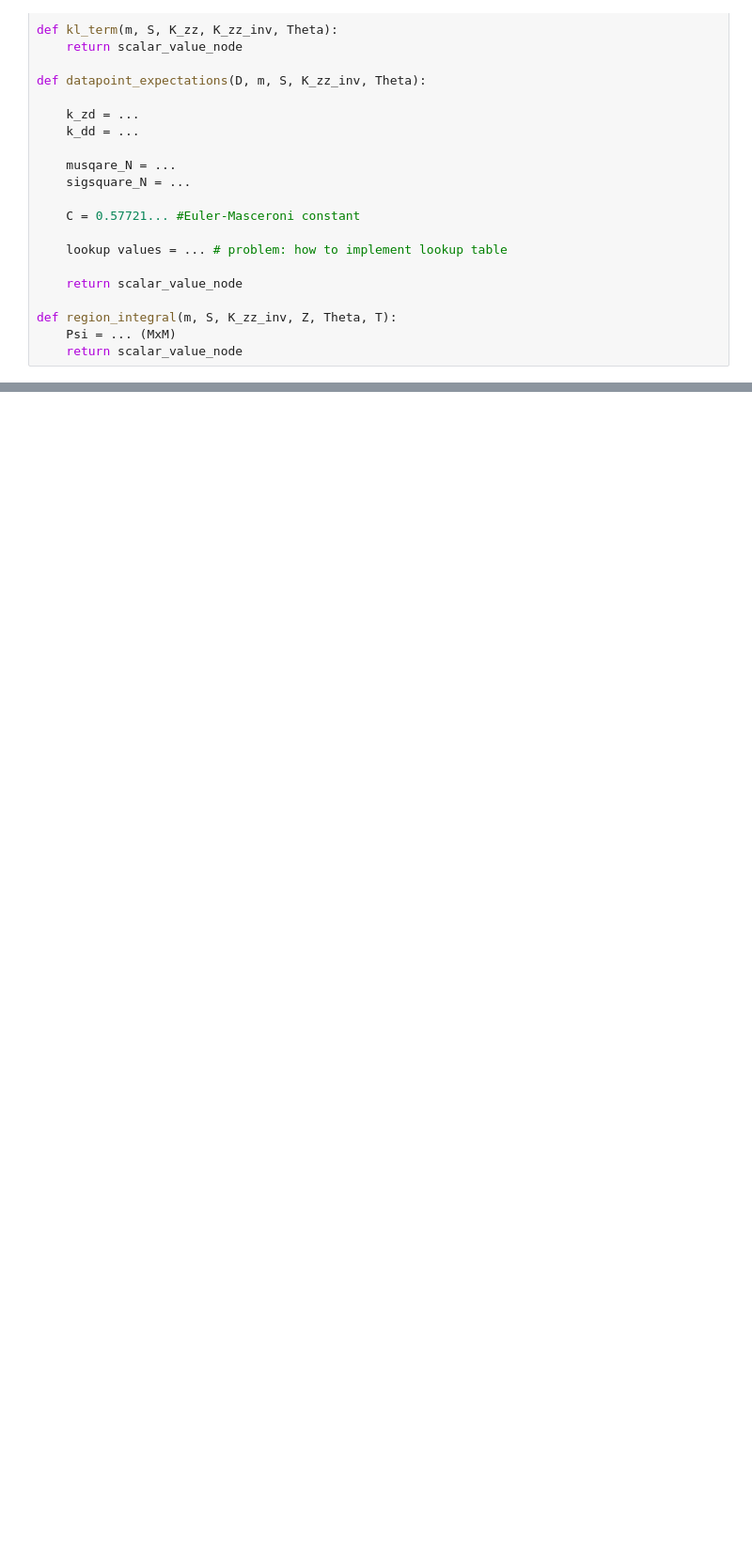
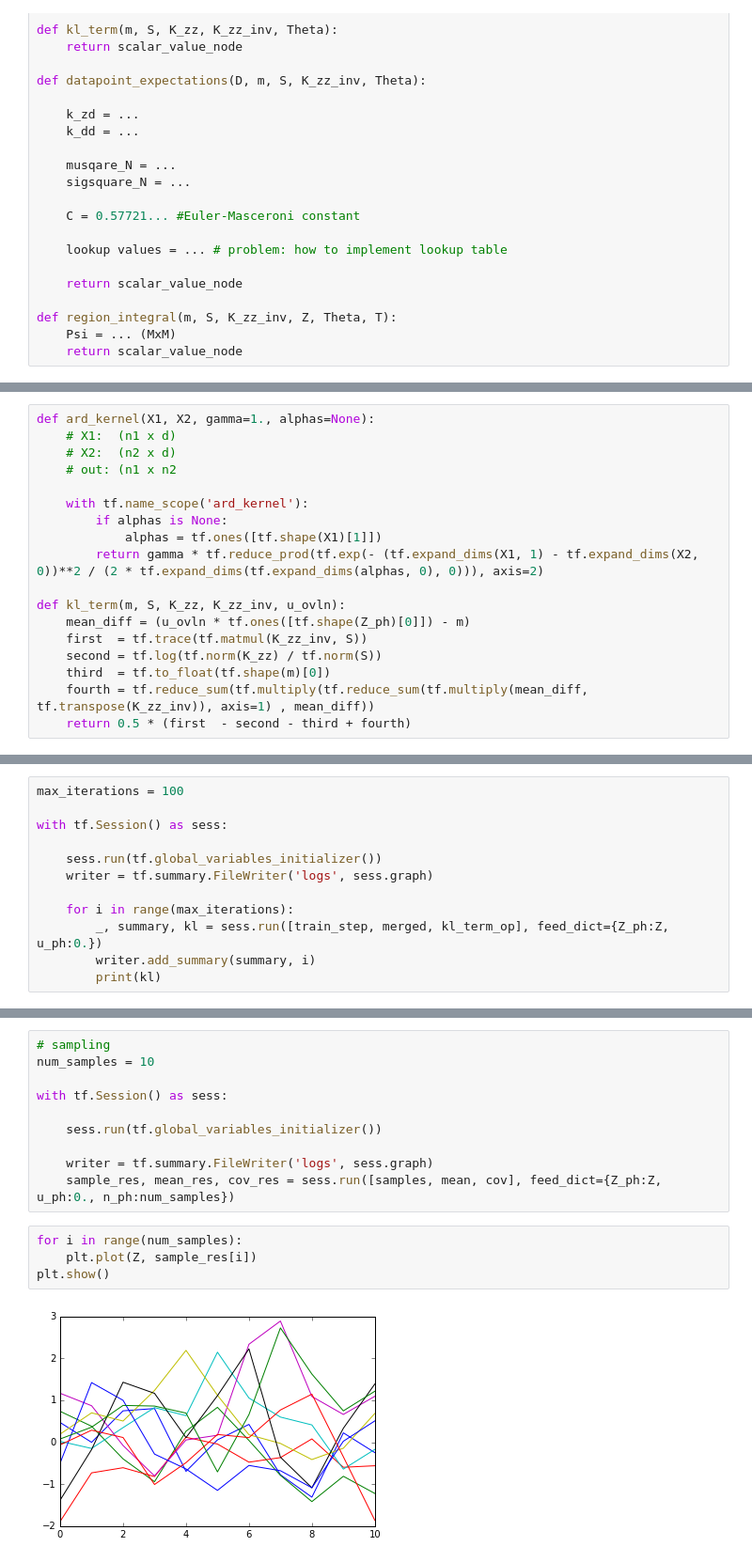
Before and after one commit to maxkohlbrenner/pmai-vi-gpmpp, a Jupyter notebook: main_sketch.ipynb, the cells around one changed output, grey strips where cells are left out. Shown at 94% size. Drawn from its saved outputs; the diff is of its cells as text; blank space fills up the shorter version.

```diff
--- a/main_sketch.ipynb
+++ b/main_sketch.ipynb
@@ -79,0 +91,18 @@ def region_integral(m, S, K_zz_inv, Z, Theta, T):
+# %%
+def ard_kernel(X1, X2, gamma=1., alphas=None):
+    # X1:  (n1 x d)
+    # X2:  (n2 x d)
+    # out: (n1 x n2
+
+    with tf.name_scope('ard_kernel'):
+        if alphas is None:
+            alphas = tf.ones([tf.shape(X1)[1]])
+        return gamma * tf.reduce_prod(tf.exp(- (tf.expand_dims(X1, 1) - tf.expand_dims(X2, 0))**2 / (2 * tf.expand_dims(tf.expand_dims(alphas, 0), 0))), axis=2)
+
+def kl_term(m, S, K_zz, K_zz_inv, u_ovln):
+    mean_diff = (u_ovln * tf.ones([tf.shape(Z_ph)[0]]) - m)
+    first  = tf.trace(tf.matmul(K_zz_inv, S))
+    second = tf.log(tf.norm(K_zz) / tf.norm(S))
+    third  = tf.to_float(tf.shape(m)[0])
+    fourth = tf.reduce_sum(tf.multiply(tf.reduce_sum(tf.multiply(mean_diff, tf.transpose(K_zz_inv)), axis=1) , mean_diff))
+    return 0.5 * (first  - second - third + fourth)
@@ -79,0 +141,12 @@ def region_integral(m, S, K_zz_inv, Z, Theta, T):
+# %%
+max_iterations = 100
+
+with tf.Session() as sess:
+
+    sess.run(tf.global_variables_initializer())
+    writer = tf.summary.FileWriter('logs', sess.graph)
+
+    for i in range(max_iterations):
+        _, summary, kl = sess.run([train_step, merged, kl_term_op], feed_dict={Z_ph:Z, u_ph:0.})
+        writer.add_summary(summary, i)
+        print(kl)
@@ -79,0 +173,16 @@ def region_integral(m, S, K_zz_inv, Z, Theta, T):
+# %%
+# sampling
+num_samples = 10
+
+with tf.Session() as sess:
+
+    sess.run(tf.global_variables_initializer())
+
+    writer = tf.summary.FileWriter('logs', sess.graph)
+    sample_res, mean_res, cov_res = sess.run([samples, mean, cov], feed_dict={Z_ph:Z, u_ph:0., n_ph:num_samples})
+# %%
+for i in range(num_samples):
+    plt.plot(Z, sample_res[i])
+plt.show()
+# %% [output]
+[figure, added]
```
Also changed, not shown: parts of 6 cells of this notebook.
